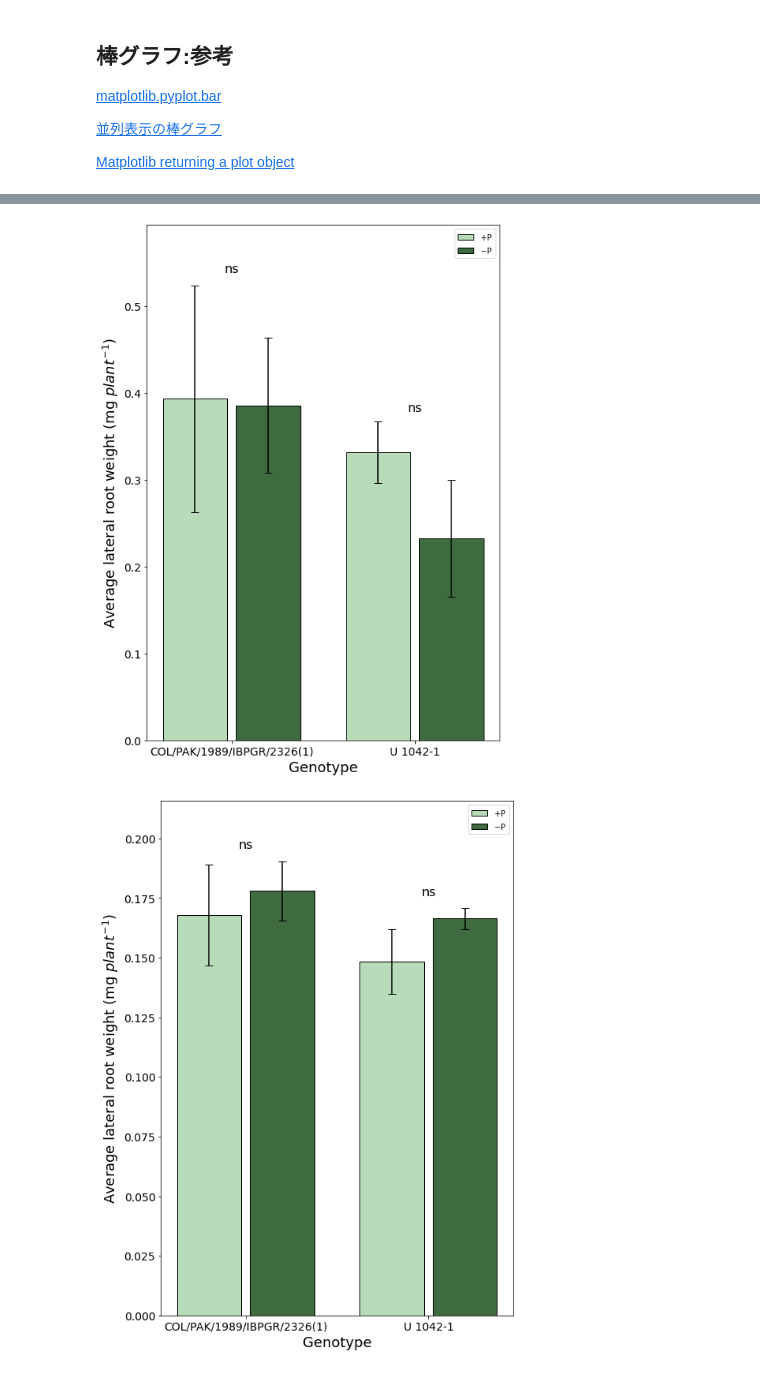
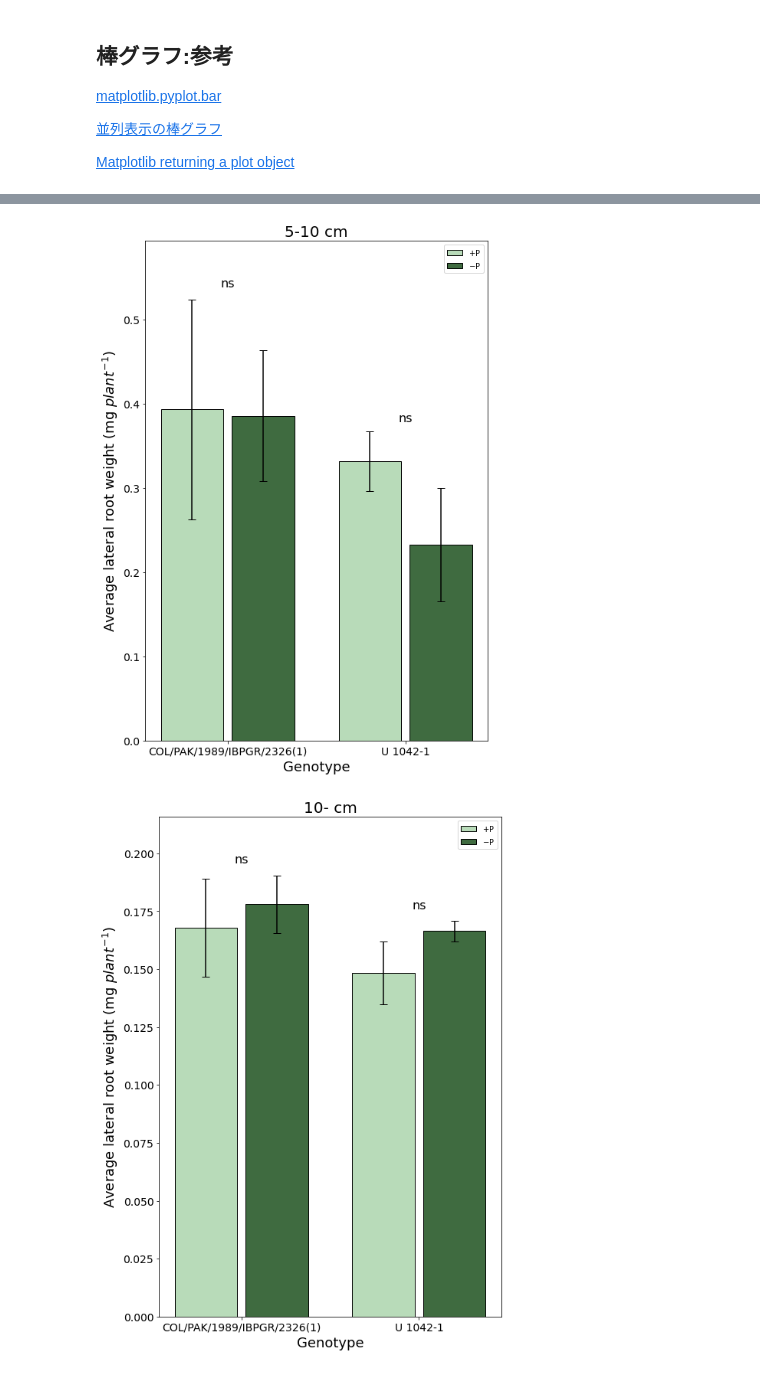
Before and after one commit to opu-imp/plant-root-2022, a Jupyter notebook: pynb/plt/plt_bar.ipynb, the cells around one changed output, grey strips where cells are left out. Saved outputs shown, nothing was run; the diff lists cells and outputs as text; code cells hidden in the pictures.

```diff
--- a/pynb/plt/plt_bar.ipynb
+++ b/pynb/plt/plt_bar.ipynb
@@ -22,7 +22,7 @@ range1 = sheet['B3:E4']
 range2 = sheet['H3:K4']
 range3 = sheet['N3:Q4']
 # %%
-def plot_signal(range_n, fig_):
+def plot_signal(range_n, title, fig_):
     values = [cell.value for cell in np.array(range_n).T.flatten()]
     x = [name1, name2]
     x_position = np.arange(len(x))
@@ -45,14 +45,16 @@ def plot_signal(range_n, fig_):
     ax.set_ylim(bottom=0, top=max_*1.1)
     ax.set_xlabel('Genotype', fontsize=18)
     ax.set_ylabel('Average lateral root weight (mg ${plant}^{-1}$)', fontsize=18)
+    ax.set_title(title, fontsize=20)
     ax.legend()
     ax.set_xticks(x_position + 0.2)
     ax.set_xticklabels(x)
     ax.tick_params(labelsize=14)
     return fig_
 # %%
-for range_ in [range1, range2, range3]:
+titles = ['0-5 cm', '5-10 cm', '10- cm']
+for title, range_ in zip(titles, [range1, range2, range3]):
     fig = plt.figure(figsize=(8,12))
-    fig = plot_signal(range_, fig_=fig)
+    fig = plot_signal(range_, title, fig_=fig)
     fig
 # %% [output]
@@ -60,2 +62,2 @@ for range_ in [range1, range2, range3]:
-[figure, old version]
+[figure, new version]
-[figure, old version]
+[figure, new version]
```
Also changed, not shown: parts of 1 cell of this notebook, 1 other file.
